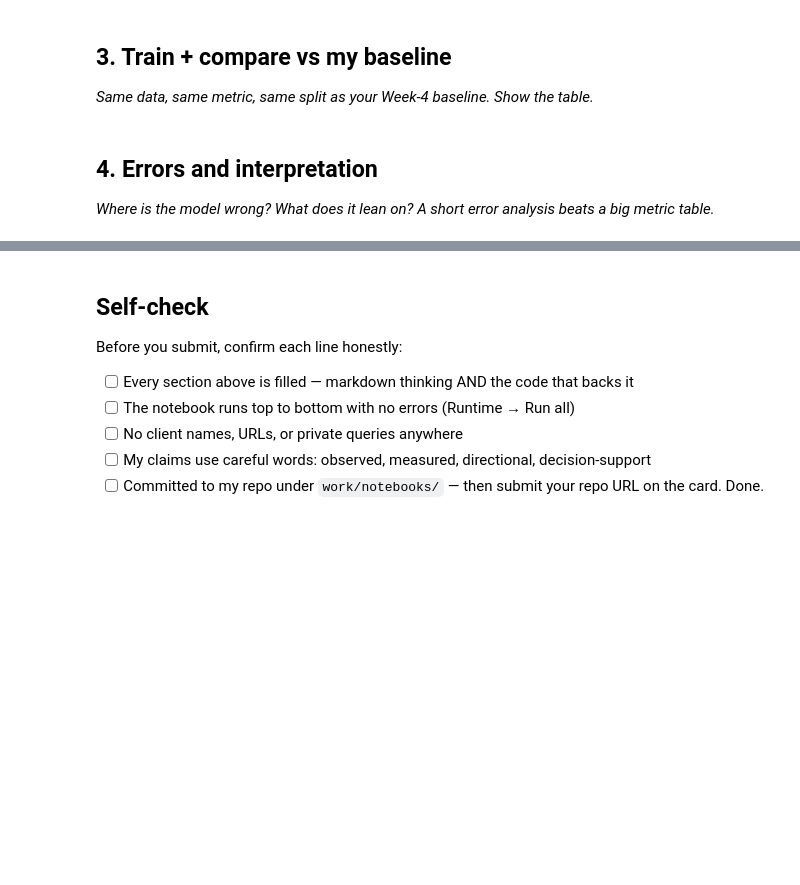
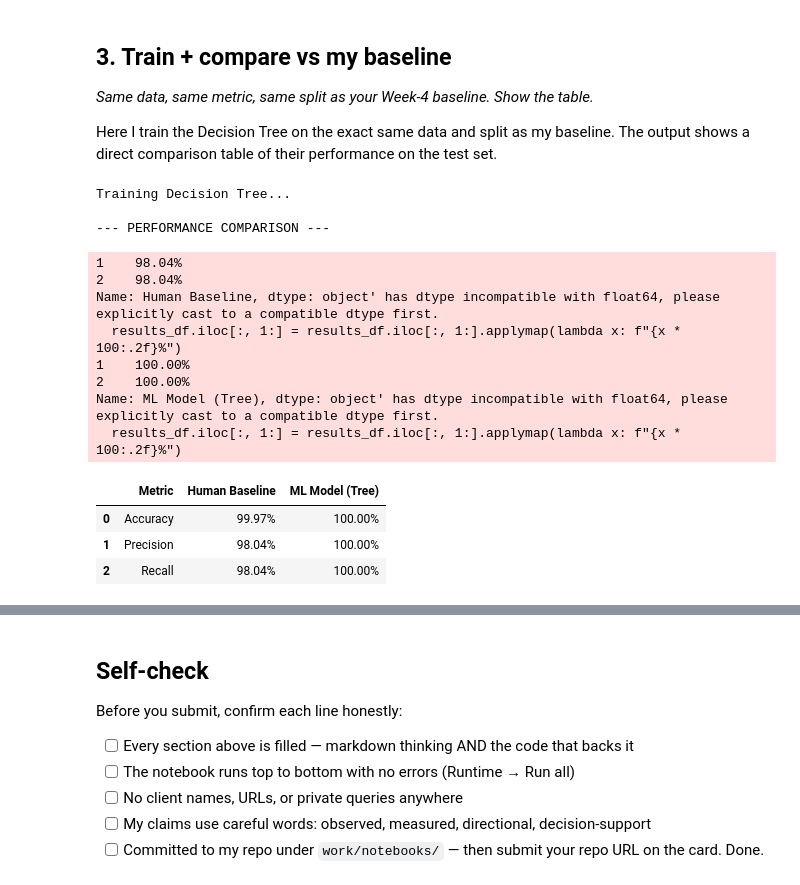
Before and after one commit to rafayraza-nextgen/flyrank-ml-internship, a Jupyter notebook: work/notebooks/w05_model.ipynb, the cells around one changed output, grey strips where cells are left out. Saved outputs shown, nothing was run; the diff lists cells and outputs as text; code cells hidden in the pictures; blank space fills up the shorter version.

```diff
--- a/work/notebooks/w05_model.ipynb
+++ b/work/notebooks/w05_model.ipynb
@@ -24,3 +73,5 @@ This skeleton is yours to fill. Work the sections **in order** — each one has
 ## 3. Train + compare vs my baseline
 
 *Same data, same metric, same split as your Week-4 baseline. Show the table.*
+
+Here I train the Decision Tree on the exact same data and split as my baseline. The output shows a direct comparison table of their performance on the test set.
@@ -30,4 +77,0 @@ This skeleton is yours to fill. Work the sections **in order** — each one has
-# %% [markdown]
-## 4. Errors and interpretation
-
-*Where is the model wrong? What does it lean on? A short error analysis beats a big metric table.*
@@ -36,0 +78,58 @@ This skeleton is yours to fill. Work the sections **in order** — each one has
+# %%
+# This cell is for CODE (numbers, a query, a check).
+# Write your text answer in the cell ABOVE this one — typing sentences here breaks Run All.
+
+
+features = ['impressions_90d', 'clicks_90d', 'ctr']
+
+X_train = train_df[features]
+y_train = train_df['target_quick_win']
+
+X_test = test_df[features]
+y_test = test_df['target_quick_win']
+baseline_test_preds = test_df['baseline_pred']
+
+# Train the ML Model
+print("Training Decision Tree...")
+model = DecisionTreeClassifier(max_depth=4, random_state=42)
+model.fit(X_train, y_train)
+
+# Make Predictions
+ml_preds = model.predict(X_test)
+
+# Calculate Metrics
+comparison_data = {
+    'Metric': ['Accuracy', 'Precision', 'Recall'],
+    'Human Baseline': [
+        accuracy_score(y_test, baseline_test_preds),
+        precision_score(y_test, baseline_test_preds, zero_division=0),
+        recall_score(y_test, baseline_test_preds, zero_division=0)
+    ],
+    'ML Model (Tree)': [
+        accuracy_score(y_test, ml_preds),
+        precision_score(y_test, ml_preds, zero_division=0),
+        recall_score(y_test, ml_preds, zero_division=0)
+    ]
+}
+
+results_df = pd.DataFrame(comparison_data)
+results_df.iloc[:, 1:] = results_df.iloc[:, 1:].applymap(lambda x: f"{x * 100:.2f}%")
+
+print("\n--- PERFORMANCE COMPARISON ---")
+display(results_df)
+# %% [output]
+Training Decision Tree...
+
+--- PERFORMANCE COMPARISON ---
+1    98.04%
+2    98.04%
+Name: Human Baseline, dtype: object' has dtype incompatible with float64, please explicitly cast to a compatible dtype first.
+  results_df.iloc[:, 1:] = results_df.iloc[:, 1:].applymap(lambda x: f"{x * 100:.2f}%")
+1    100.00%
+2    100.00%
+Name: ML Model (Tree), dtype: object' has dtype incompatible with float64, please explicitly cast to a compatible dtype first.
+  results_df.iloc[:, 1:] = results_df.iloc[:, 1:].applymap(lambda x: f"{x * 100:.2f}%")
+|  | Metric | Human Baseline | ML Model (Tree) |
+| 0 | Accuracy | 99.97% | 100.00% |
+| 1 | Precision | 98.04% | 100.00% |
+| 2 | Recall | 98.04% | 100.00% |
```
Also changed, not shown: parts of 12 cells of this notebook.
